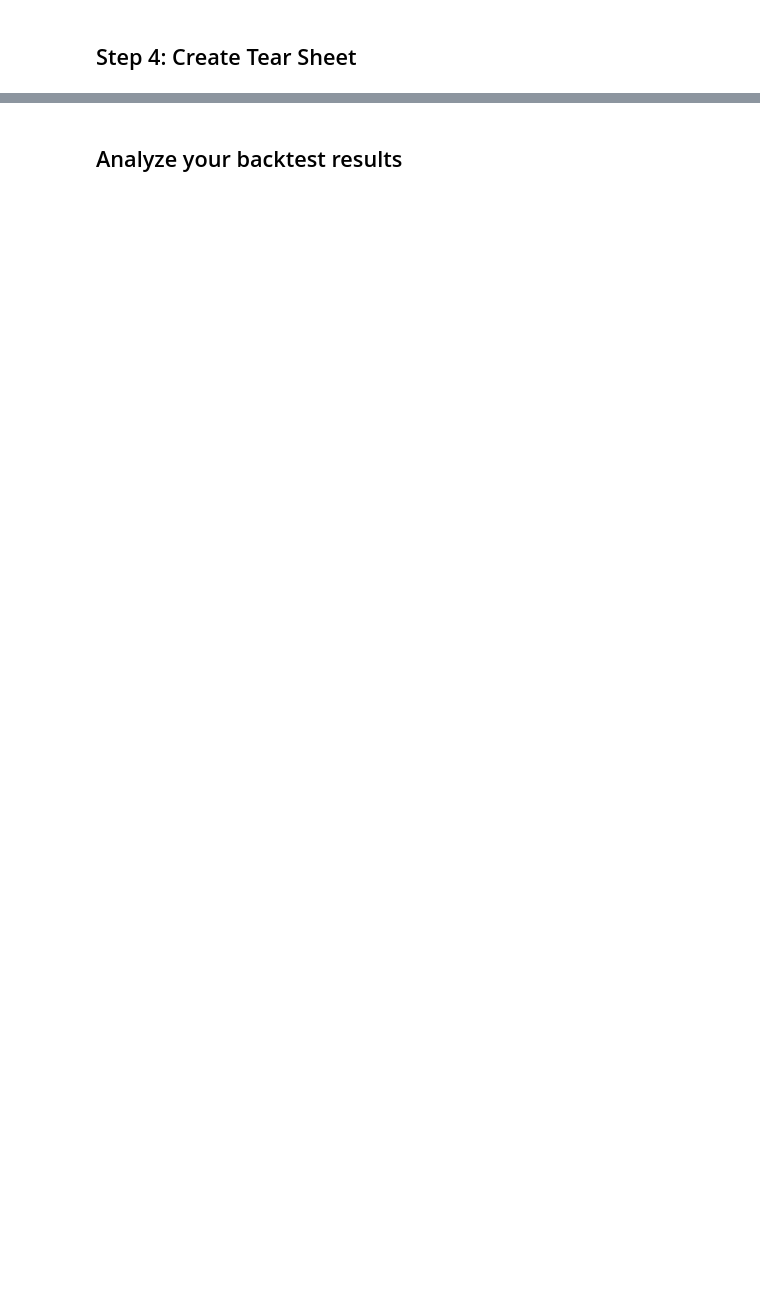
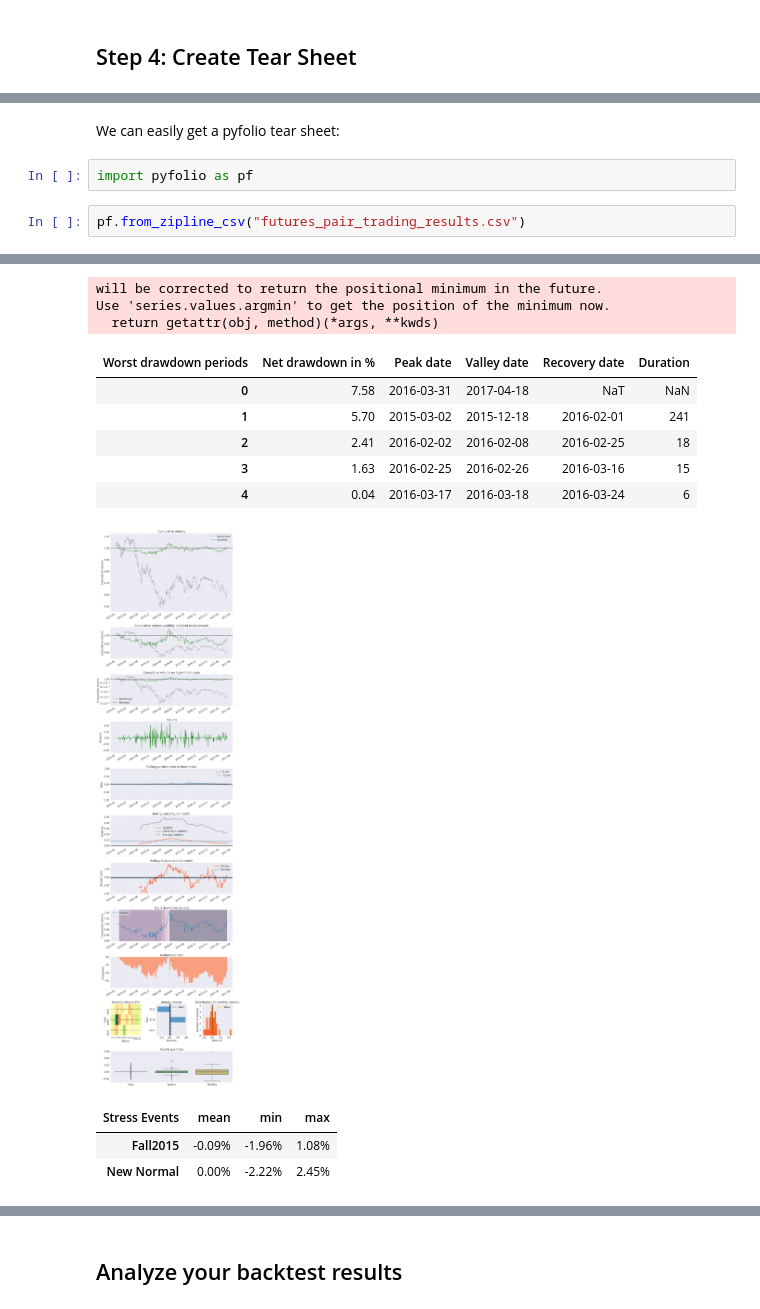
Before and after one commit to quantrocket-llc/codeload-demo, a Jupyter notebook: zipline/futures_pairs_trading.ipynb, the cells around one changed output, grey strips where cells are left out. Cells and saved outputs as stored; diff of their text form; blank space fills up the shorter version.

Commit message:
update Zipline demo notebooks

```diff
--- a/zipline/futures_pairs_trading.ipynb
+++ b/zipline/futures_pairs_trading.ipynb
@@ -190,0 +68,7 @@ Backtest months: 28
+# %% [markdown]
+We can easily get a pyfolio tear sheet:
+# %%
+import pyfolio as pf
+# %%
+pf.from_zipline_csv("futures_pair_trading_results.csv")
+# %% [output]
@@ -190,0 +96,13 @@ Backtest months: 28
+will be corrected to return the positional minimum in the future.
+Use 'series.values.argmin' to get the position of the minimum now.
+  return getattr(obj, method)(*args, **kwds)
+| Worst drawdown periods | Net drawdown in % | Peak date | Valley date | Recovery date | Duration |
+| 0 | 7.58 | 2016-03-31 | 2017-04-18 | NaT | NaN |
+| 1 | 5.70 | 2015-03-02 | 2015-12-18 | 2016-02-01 | 241 |
+| 2 | 2.41 | 2016-02-02 | 2016-02-08 | 2016-02-25 | 18 |
+| 3 | 1.63 | 2016-02-25 | 2016-02-26 | 2016-03-16 | 15 |
+| 4 | 0.04 | 2016-03-17 | 2016-03-18 | 2016-03-24 | 6 |
+[figure, added]
+| Stress Events | mean | min | max |
+| Fall2015 | -0.09% | -1.96% | 1.08% |
+| New Normal | 0.00% | -2.22% | 2.45% |
```
Also changed, not shown: parts of 12 cells of this notebook, 1 other file.
